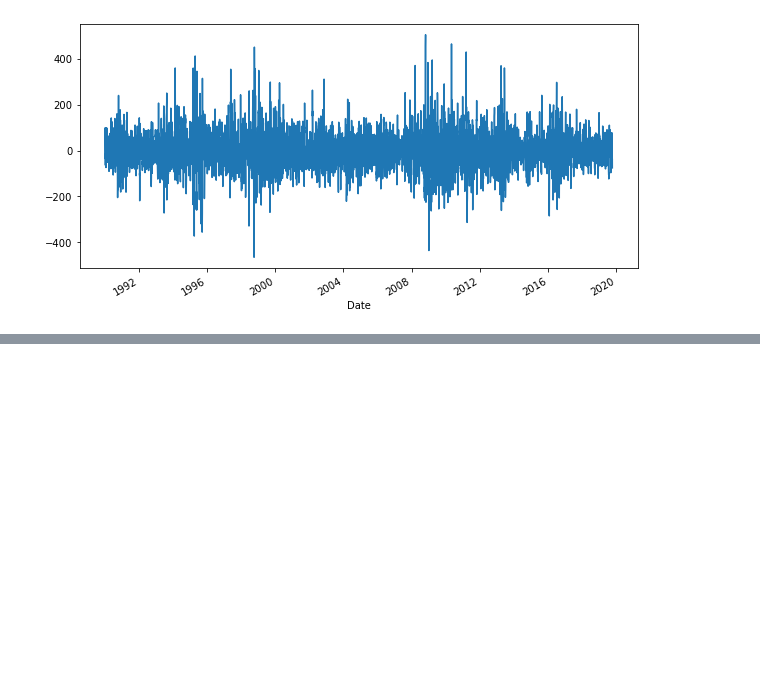
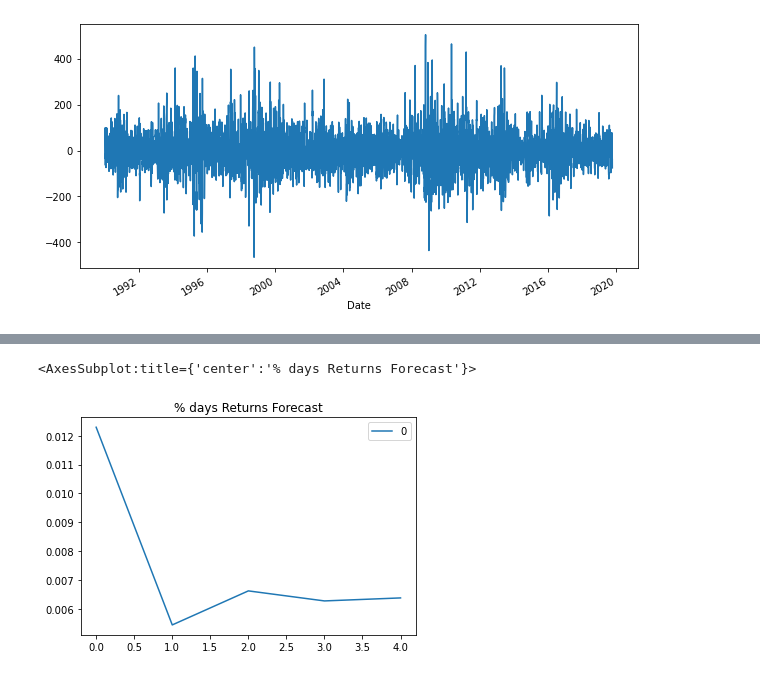
Before and after one commit to BaldHeads/TS_practice, a Jupyter notebook: Work/ts_for_yen.ipynb, the cells around one changed output, grey strips where cells are left out. Drawn from its saved outputs; the diff is of its cells as text; code cells hidden in the pictures; blank space fills up the shorter version.

```diff
--- a/Work/ts_for_yen.ipynb
+++ b/Work/ts_for_yen.ipynb
@@ -38,3 +38,10 @@ ts_noise.plot(figsize=(10,5))
 # %% [output]
 <AxesSubplot:xlabel='Date'>
 [figure]
+# %%
+# Create a series using "Settle" price percentage returns, drop any nan"s, and check the results:
+# (Make sure to multiply the pct_change() results by 100)
+# In this case, you may have to replace inf, -inf values with np.nan"s
+returns = (yen_futures[["Settle"]].pct_change() * 100)
+returns = returns.replace(-np.inf, np.nan).dropna()
+returns.tail()
@@ -40,0 +56,7 @@ ts_noise.plot(figsize=(10,5))
+# %%
+
+# Estimate and ARMA model using statsmodels (use order=(2, 1))
+model = sm.tsa.ARMA(returns, order=(2,1))
+
+# Fit the model and assign it to a variable called results
+results = model.fit()
@@ -40,0 +104,6 @@ ts_noise.plot(figsize=(10,5))
+# %%
+# plot 5d returns
+pd.DataFrame(results.forecast(steps=5)[0]).plot(title="% days Returns Forecast")
+# %% [output]
+<AxesSubplot:title={'center':'% days Returns Forecast'}>
+[figure, added]
```
Also changed, not shown: parts of 14 cells of this notebook, 1 other file.
